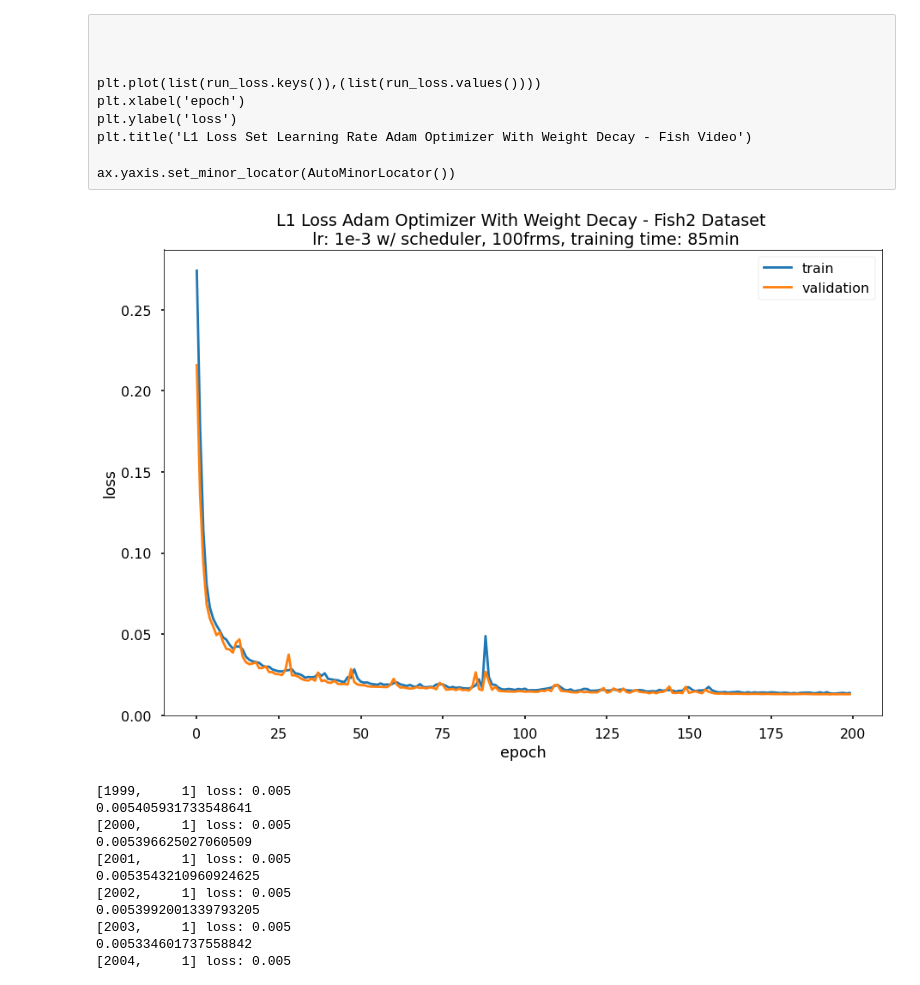
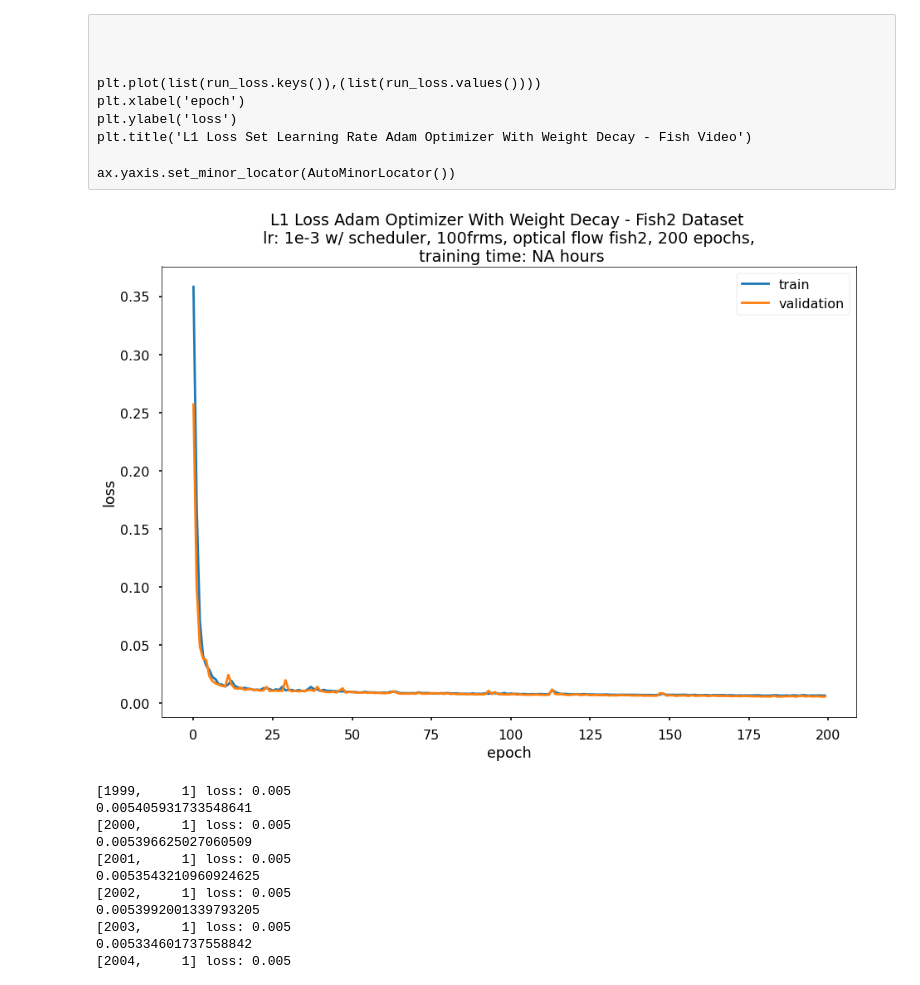
Before and after one commit to shir3bar/video_autoencoder, a Jupyter notebook: TrainingNotebook.ipynb, the cells around one changed output. Cells and saved outputs as stored; diff of their text form; code cells hidden in the pictures.

```diff
--- a/TrainingNotebook.ipynb
+++ b/TrainingNotebook.ipynb
@@ -21,7 +21,7 @@ def train(model,train_loader,val_loader, device, num_epochs,directory, learning_
     torch.manual_seed(42)
     criterion = nn.L1Loss()
     optimizer = torch.optim.Adam(model.parameters(),lr=learning_rate,weight_decay=1e-5)
-    scheduler = torch.optim.lr_scheduler.ReduceLROnPlateau(optimizer, 'min', factor=0.5, patience=15,min_lr=1e-7,verbose=True)
+    scheduler = torch.optim.lr_scheduler.ReduceLROnPlateau(optimizer, 'min', factor=0.5, patience=25,min_lr=1e-7,verbose=True)
     start_idx = 0
     epoch_losses = {}
     val_losses = {}
@@ -65,14 +65,16 @@ def train(model,train_loader,val_loader, device, num_epochs,directory, learning_
         save_recon(reconstruction,model_name,epoch,directory)
     return epoch_losses, val_losses
 # %%
-directory_train='G:/My Drive/PhD/Fishbase/SwimVSFeed/New_DB/train_fish2' #'/Volumes/GoogleDrive/My Drive/PhD/cut_swim_samples'
+directory_train='G:/My Drive/PhD/Fishbase/SwimVSFeed/New_DB/photos/optic_flow_train_fish2/'
+#'/Volumes/GoogleDrive/My Drive/PhD/cut_swim_samples'
 ds_train=VideoDataset(directory_train,num_frames=100,
-                transform=transforms.Compose([Rescale(256),RandomHorizontalFlip(0.5),RandomVerticalFlip(0.3),ToTensor()]),swim_sample=False)
+                transform=transforms.Compose([Rescale(256),RandomHorizontalFlip(0.5),RandomVerticalFlip(0.3),
+                                              ToTensor()]),color_channels=2)
 dataloader_train = DataLoader(ds_train, batch_size=4,
                         shuffle=True, num_workers=12)
-directory_val='G:/My Drive/PhD/Fishbase/SwimVSFeed/New_DB/validation_fish2'
+directory_val='G:/My Drive/PhD/Fishbase/SwimVSFeed/New_DB/photos/optic_flow_validation_fish2/'
 ds_val=VideoDataset(directory_val,num_frames=100,
-                transform=transforms.Compose([Rescale(256),ToTensor()]),swim_sample=False)
+                transform=transforms.Compose([Rescale(256),ToTensor()]),color_channels=2)
 dataloader_val = DataLoader(ds_val, batch_size=4,
                         shuffle=False, num_workers=2)
 print(len(ds_train),len(ds_val),len(dataloader_train.dataset))
@@ -81,2 +98,6 @@ print(len(ds_train),len(ds_val),len(dataloader_train.dataset))
+# %%
+
+path = 'G:/My Drive/PhD/Fishbase/SwimVSFeed/New_DB/models/ds_optical_flow_fish2/autoencoder_150221_epoch199.pt'
+checkpoint=torch.load(path)
 # %%
 # %% [output]
@@ -94,13 +108,13 @@ device = torch.device('cuda' if torch.cuda.is_available() else 'cpu')
 if torch.cuda.is_available():
     torch.cuda.empty_cache()
 
-model = Net(color_channels=1)
+model = Net(color_channels=2)
 model.to(device)
 start = timer()
-run_loss,val_loss=train(model,dataloader_train,dataloader_val,device,num_epochs=400,
-               directory='G:/My Drive/PhD/Fishbase/SwimVSFeed/New_DB/models/ds_fish2_100frms_trial2' ,
+run_loss,val_loss=train(model,dataloader_train,dataloader_val,device,num_epochs=300,
+               directory='G:/My Drive/PhD/Fishbase/SwimVSFeed/New_DB/models/ds_optical_flow_fish2' ,
                learning_rate= 0.001,
-               model_name='autoencoder_260120')
+               model_name='autoencoder_150221',checkpoint=checkpoint)
 end = timer()
 print(f'elapsed training time {end-start} sec')
 # %% [output]
@@ -118,15 +133,15 @@ ax.yaxis.set_minor_locator(AutoMinorLocator())
 # %%
 with plt.style.context('seaborn-poster'):
     plt.figure(figsize=(15,10))
     plt.plot(list(run_loss.keys()),(list(run_loss.values())))
     plt.plot(list(val_loss.keys()),(list(val_loss.values())))
     plt.legend(['train','validation'])
     plt.xlabel('epoch')
     plt.ylabel('loss')
-    plt.title('L1 Loss Adam Optimizer With Weight Decay - Fish2 Dataset \n lr: 1e-3 w/ scheduler, 100frms, training time: 85min')
-    plt.savefig('G:/My Drive/PhD/Fishbase/SwimVSFeed/New_DB/models/ds_fish2_100frms/full_ds_lossvsepoch.png' )
+    plt.title('L1 Loss Adam Optimizer With Weight Decay - Fish2 Dataset \n lr: 1e-3 w/ scheduler, 100frms, optical flow fish2, 200 epochs, \n training time: NA hours')
+    plt.savefig('G:/My Drive/PhD/Fishbase/SwimVSFeed/New_DB/models/ds_optical_flow_fish2/full_ds_lossvsepoch.png' )
 # %% [output]
-[figure, old version]
+[figure, new version]
 # %%
 directory=str(Path('G:/My Drive/PhD/regularvid2'))#'/Volumes/GoogleDrive/My Drive/PhD/regularvid'##
 #'/Volumes/GoogleDrive/My Drive/PhD/cut_swim_samples'
```
Also changed, not shown: parts of 10 cells of this notebook, 1 other file.
